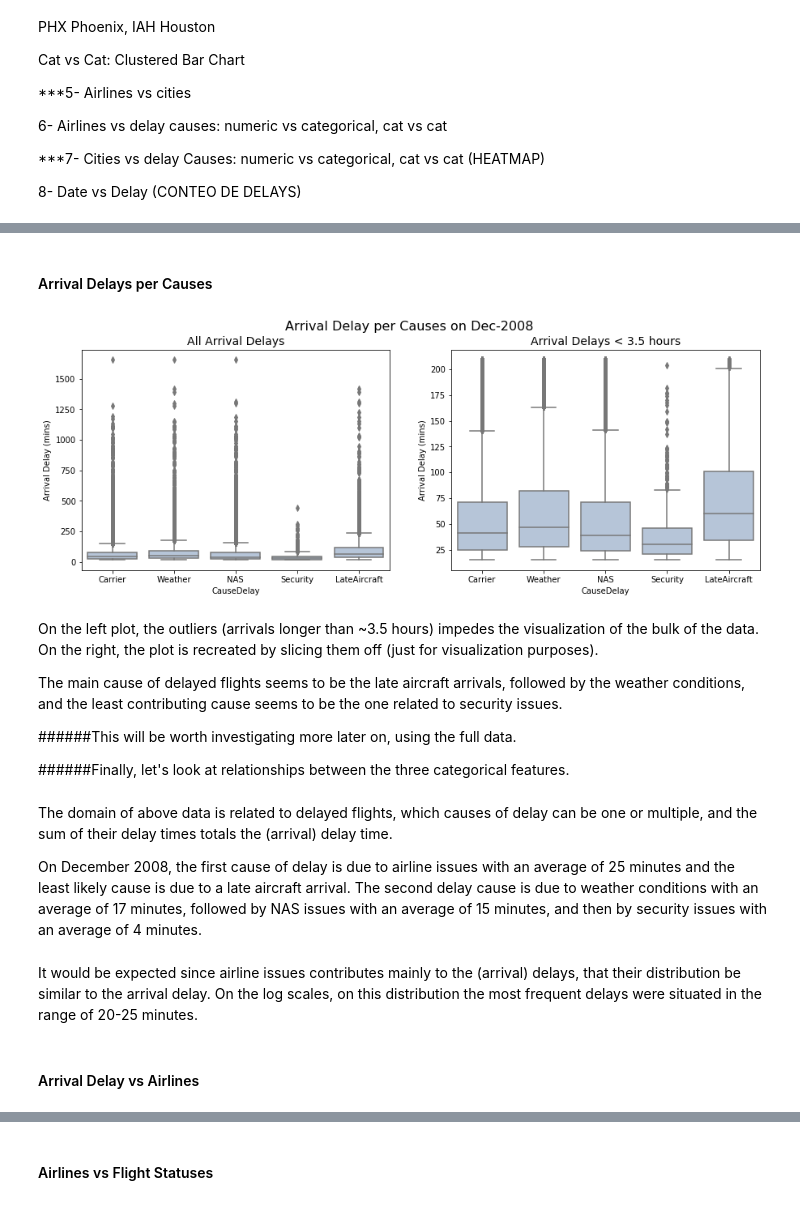
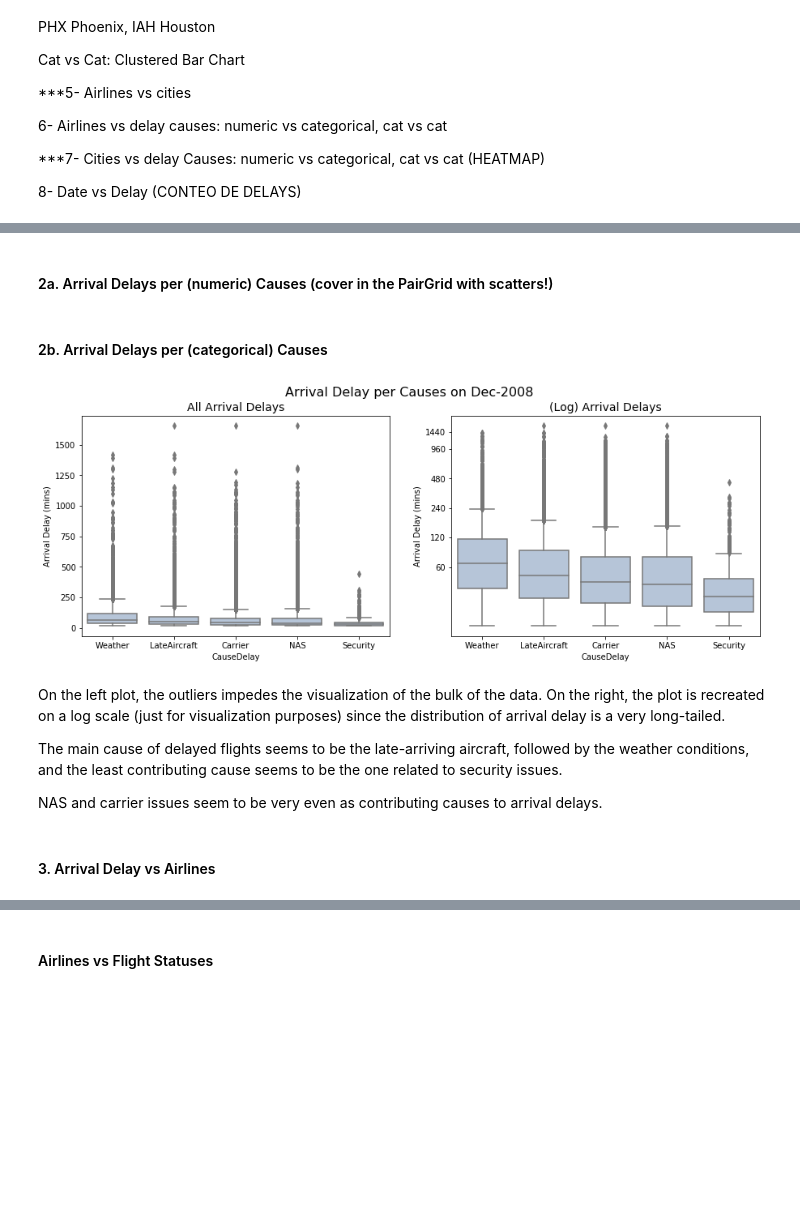
Before and after one commit to thaisruiz/udacity-communicating-data-findings, a Jupyter notebook: Flights_exploration_in_progress.ipynb, the cells around one changed output, grey strips where cells are left out. Drawn from its saved outputs; the diff is of its cells as text; code cells hidden in the pictures; blank space fills up the shorter version.

Commit message:
sort boxplots

```diff
--- a/Flights_exploration_in_progress.ipynb
+++ b/Flights_exploration_in_progress.ipynb
@@ -18,6 +18,10 @@ from collections import Counter
 %matplotlib inline
 
 init_notebook_mode(connected=True) # send Plotly output to notebook
+
+# To force resize
+plt.rcParams['figure.figsize'] = [15, 5]
+# Source: https://stackoverflow.com/a/36368418
 # %%
 # load in the datasets into pandas dataframes
 file_dir = 'C:/Users/DuranRuiz/Desktop/NanoDegree Data Analyst/Communicate Data Findings Project/Datasource'
@@ -839,7 +914,8 @@ Therefore, the data domain will be the delayed flights.
 id_vars = list(delayed_flights.columns[:-7]) + list(delayed_flights.columns[-2:])
 
 delayed = pd.melt(delayed_flights, id_vars=id_vars, value_vars=delay_cols, var_name='CauseDelay', value_name='Delay')
-delayed = delayed[delayed.Delay>0]
+delayed = delayed[delayed.Delay>0] # subset with causes delays time > 0 minutes
+delayed['CauseDelay'] = delayed['CauseDelay'].str[:-5] # remove the ending 'Delay' from 'Cause' strings
 delayed.info()
 # %% [output]
 <class 'pandas.core.frame.DataFrame'>
@@ -968,39 +1100,38 @@ Cat vs Cat: Clustered Bar Chart
+# %% [markdown]
+#### 2a. Arrival Delays per (numeric) Causes (cover in the PairGrid with scatters!)
 # %% [markdown]
-#### Arrival Delays per Causes
+#### 2b. Arrival Delays per (categorical) Causes
 # %%
 # Box Plotting
 
 fig = plt.figure(figsize = [15, 5]);
 fig.suptitle('Arrival Delay per Causes on Dec-2008', fontsize=16)
 
+order = delayed.groupby('CauseDelay')['ArrDelay'].median().sort_values(ascending=False).index
+
 ax1 = plt.subplot(1,2,1)
-sb.boxplot(data=delayed, x='CauseDelay', y='ArrDelay', color='lightsteelblue');
+sb.boxplot(data=delayed, x='CauseDelay', y='ArrDelay', color='lightsteelblue', order=order);
 plt.title('All Arrival Delays', fontsize=14)
 plt.ylabel('Arrival Delay (mins)')
-plt.xticks(np.arange(0, 5), col_labels)
 
+
+# On log y-scale
 ax2 = plt.subplot(1,2,2)
-sb.boxplot(data=delayed[delayed.ArrDelay<210], x='CauseDelay', y='ArrDelay', color='lightsteelblue');
-plt.title('Arrival Delays < 3.5 hours', fontsize=14)
+sb.boxplot(data=delayed, x='CauseDelay', y=delayed.ArrDelay, color='lightsteelblue', order=order);
+plt.yscale('log')
+plt.title('(Log) Arrival Delays', fontsize=14)
 plt.ylabel('Arrival Delay (mins)')
-plt.xticks(np.arange(0, 5), col_labels);
+
+yticks = [60, 120, 240, 480, 960, 1440]
+plt.yticks(yticks, yticks);
+ax2.yaxis.set_minor_locator(plt.NullLocator());
 # %% [output]
-[figure, old version]
+[figure, new version]
 # %% [markdown]
-On the left plot, the outliers (arrivals longer than ~3.5 hours) impedes the visualization of the bulk of the data. On the right, the plot is recreated by slicing them off (just for visualization purposes).
+On the left plot, the outliers impedes the visualization of the bulk of the data. On the right, the plot is recreated on a log scale (just for visualization purposes) since the distribution of arrival delay is a very long-tailed.
 
-The main cause of delayed flights seems to be the late aircraft arrivals, followed by the weather conditions, and the least contributing cause seems to be the one related to security issues.
+The main cause of delayed flights seems to be the late-arriving aircraft, followed by the weather conditions, and the least contributing cause seems to be the one related to security issues.
 
-######This will be worth investigating more later on, using the full data.
-
-######Finally, let's look at relationships between the three categorical features.
+NAS and carrier issues seem to be very even as contributing causes to arrival delays.
-# %% [markdown]
-The domain of above data is related to delayed flights, which causes of delay  can be one or multiple, and the sum of their delay times totals the (arrival) delay time.
-
-On December 2008, the first cause of delay is due to airline issues with an average of 25 minutes and the least likely cause is due to a late aircraft arrival.
-The second delay cause is due to weather conditions with an average of 17 minutes, followed by NAS issues with an average of 15 minutes, and then by security issues with an average of 4 minutes.
-# %% [markdown]
-It would be expected since airline issues contributes mainly to the (arrival) delays, that their distribution be similar to the arrival delay.
-On the log scales, on this distribution the most frequent delays were situated in the range of 20-25 minutes.
 # %% [markdown]
-#### Arrival Delay vs Airlines
+#### 3. Arrival Delay vs Airlines
```
Also changed, not shown: parts of 56 cells of this notebook.
